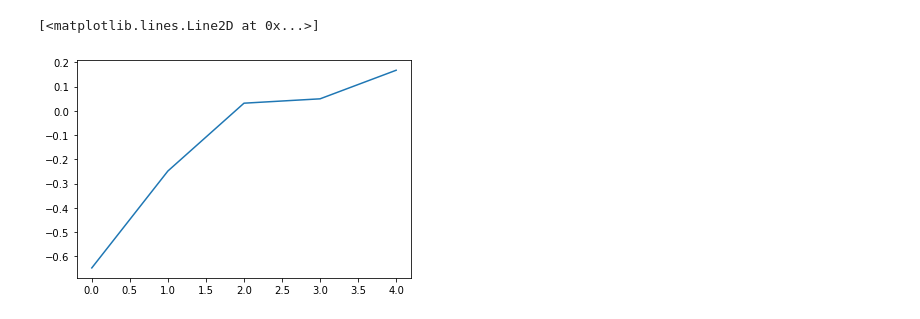
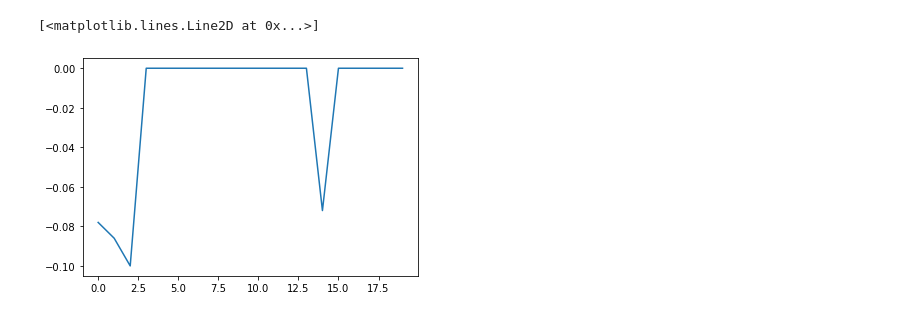
Before and after one commit to thurgarion2/tictactoe, a Jupyter notebook: tic_tac_toe_2.ipynb, the cells around one changed output. Saved outputs shown, nothing was run; the diff lists cells and outputs as text; code cells hidden in the pictures.

```diff
--- a/tic_tac_toe_2.ipynb
+++ b/tic_tac_toe_2.ipynb
@@ -319,5 +163,5 @@ plt.plot(M_opts)
-# %%
-plt.plot(M_rands)
-# %% [output]
-[<matplotlib.lines.Line2D at 0x...>]
-[figure, removed]
+# %%
+plt.plot(result[1])
+# %% [output]
+[<matplotlib.lines.Line2D at 0x...>]
+[figure, added]
```
Also changed, not shown: parts of 22 cells of this notebook, 6 other files.
